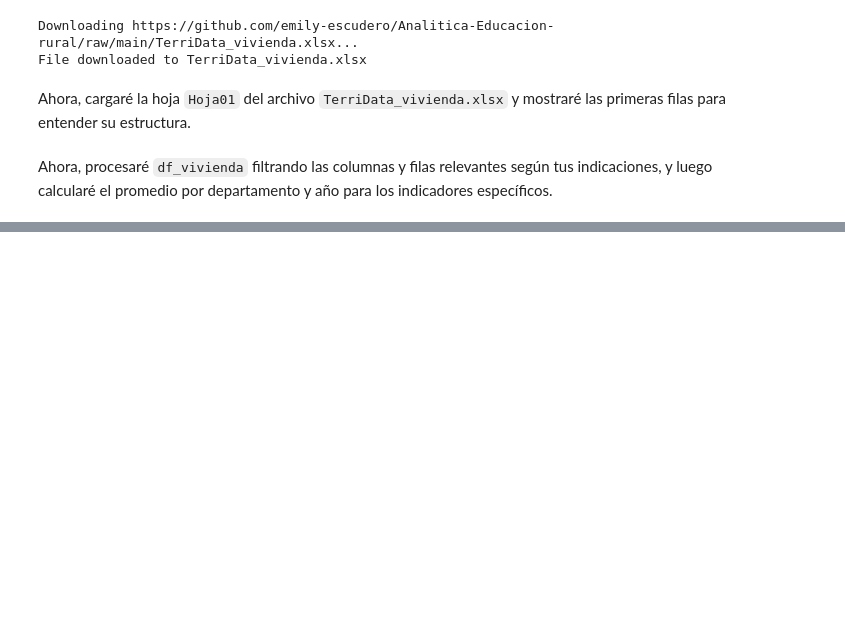
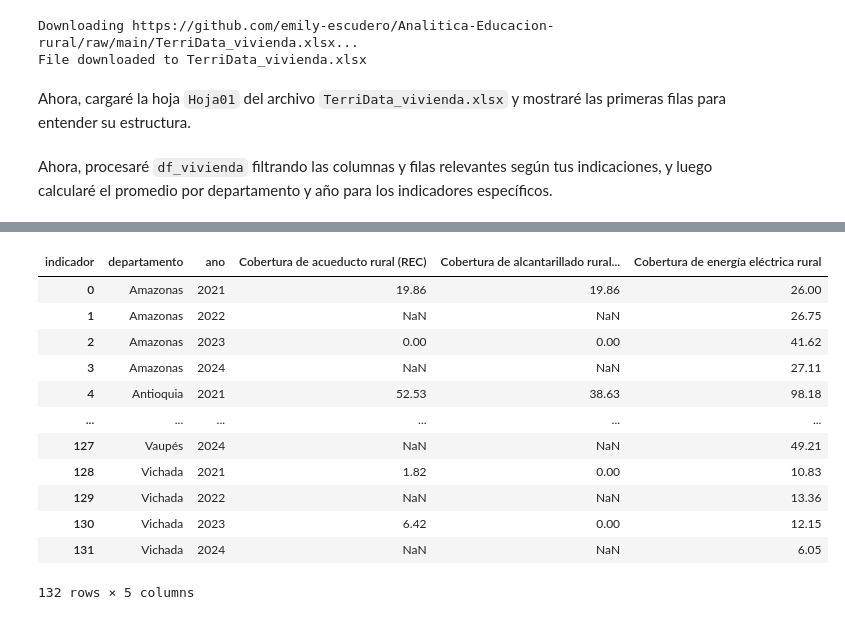
Before and after one commit to emily-escudero/Analitica-Educacion-rural, a Jupyter notebook: Entrega2EducacionRural.ipynb, the cells around one changed output, grey strips where cells are left out. Drawn from its saved outputs; the diff is of its cells as text; code cells hidden in the pictures; blank space fills up the shorter version.

```diff
--- a/Entrega2EducacionRural.ipynb
+++ b/Entrega2EducacionRural.ipynb
@@ -497,3 +497,52 @@ DataFrame con el promedio de CADA indicador rural por Departamento y Año (2021-
 | 133 | Vichada | 2022 | 1.0400 | 0.0 | 0.045 | ... |
 | 134 | Vichada | 2023 | 29.3875 | 0.0 | 1.240 | ... |
 | 135 | Vichada | 2024 | 4.1300 | 0.0 | 0.085 | ... |
+# %%
+import io, requests, openpyxl, pandas as pd
+
+url = "https://raw.githubusercontent.com/emily-escudero/Analitica-Educacion-rural/main/TerriData_vivienda.xlsx"
+indicadores_rurales = [
+    "Cobertura de energía eléctrica rural",
+    "Cobertura de acueducto rural (REC)",
+    "Cobertura de alcantarillado rural (REC)",
+    "Cobertura de Internet Rural (Censo)",
+]
+
+contenido = requests.get(url, timeout=120).content
+ws = openpyxl.load_workbook(io.BytesIO(contenido), data_only=True, read_only=True)["Hoja01"]
+
+registros = []
+for cod_dep, dep, cod_ent, ent, dim, subcat, indicador, dato, _, anio, *_ in ws.iter_rows(min_row=2, values_only=True):
+    if cod_dep is None or dep == "Colombia" or anio not in (2021, 2022, 2023, 2024):
+        continue
+    cod_dep = str(cod_dep).zfill(2)
+    es_departamento = str(cod_ent) == cod_dep + "000" or (cod_dep == "11" and str(cod_ent) == "11001")
+    if es_departamento and indicador in indicadores_rurales:
+        valor = float(str(dato).replace(".", "").replace(",", ".")) if dato else None
+        registros.append((dep, anio, indicador, valor))
+
+df_vivienda_rural = pd.DataFrame(registros, columns=["departamento", "ano", "indicador", "valor"]).pivot(
+    index=["departamento", "ano"], columns="indicador", values="valor"
+).reset_index()
+
+# Nota metodológica: "Cobertura de acueducto rural (REC)" y "Cobertura de alcantarillado rural (REC)"
+# quedan vacíos (NaN) en 2022 y 2024 a propósito. El DNP no publicó el agregado departamental oficial
+# para esos dos años en esos indicadores (aunque sí existe el detalle municipal, que no se usa aquí
+# para no introducir un promedio propio no oficial). "Cobertura de Internet Rural (Censo)" no aparece
+# como columna porque no tiene ningún dato censal entre 2021 y 2024 (su único año es 2018).
+
+df_vivienda_rural
+# %% [output]
+| indicador | departamento | ano | Cobertura de acueducto rural (REC) | Cobertura de alcantarillado rural... | Cobertura de energía eléctrica rural |
+| 0 | Amazonas | 2021 | 19.86 | 19.86 | 26.00 |
+| 1 | Amazonas | 2022 | NaN | NaN | 26.75 |
+| 2 | Amazonas | 2023 | 0.00 | 0.00 | 41.62 |
+| 3 | Amazonas | 2024 | NaN | NaN | 27.11 |
+| 4 | Antioquia | 2021 | 52.53 | 38.63 | 98.18 |
+| ... | ... | ... | ... | ... | ... |
+| 127 | Vaupés | 2024 | NaN | NaN | 49.21 |
+| 128 | Vichada | 2021 | 1.82 | 0.00 | 10.83 |
+| 129 | Vichada | 2022 | NaN | NaN | 13.36 |
+| 130 | Vichada | 2023 | 6.42 | 0.00 | 12.15 |
+| 131 | Vichada | 2024 | NaN | NaN | 6.05 |
+132 rows × 5 columns
```
